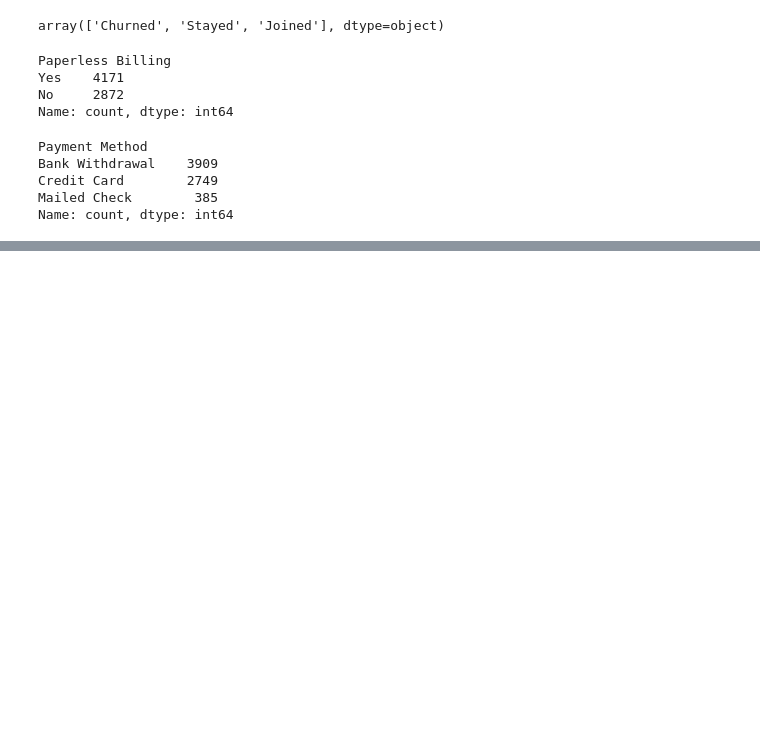
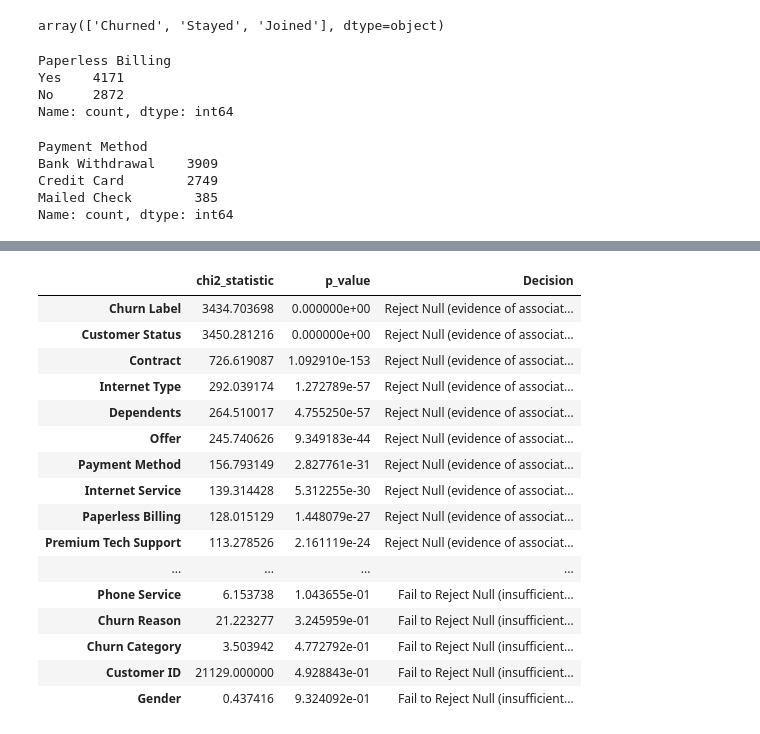
Before and after one commit to SaurabhLokhande2408/customer_churn_engine, a Jupyter notebook: dataset/eda.ipynb, the cells around one changed output, grey strips where cells are left out. Drawn from its saved outputs; the diff is of its cells as text; code cells hidden in the pictures; blank space fills up the shorter version.

```diff
--- a/dataset/eda.ipynb
+++ b/dataset/eda.ipynb
@@ -332,0 +336,47 @@ sns.heatmap(df.corr(numeric_only=True),annot=True)
+# %%
+from scipy.stats import chi2_contingency
+import pandas as pd
+
+alpha = 0.05
+
+target_col = "Churn Score"
+if target_col not in df.columns:
+    raise KeyError(f"{target_col!r} is not in df. Available columns: {df.columns.tolist()}")
+
+charges_bin = pd.qcut(df[target_col], q=4, labels=False, duplicates="drop")
+chi2_results = {}
+
+for col in catergorical_features.columns:
+    contingency = pd.crosstab(df[col], charges_bin)
+    if contingency.shape[0] < 2 or contingency.shape[1] < 2:
+        continue
+
+    chi2_stat, p_val, _, _ = chi2_contingency(contingency)
+    decision = 'Reject Null (evidence of association)' if p_val < alpha else 'Fail to Reject Null (insufficient evidence of association)'
+    chi2_results[col] = {
+        'chi2_statistic': chi2_stat,
+        'p_value': p_val,
+        'Decision': decision
+    }
+
+chi2_df = pd.DataFrame.from_dict(chi2_results, orient='index')
+chi2_df = chi2_df.sort_values(by='p_value')
+chi2_df
+# %% [output]
+|  | chi2_statistic | p_value | Decision |
+| Churn Label | 3434.703698 | 0.000000e+00 | Reject Null (evidence of associat... |
+| Customer Status | 3450.281216 | 0.000000e+00 | Reject Null (evidence of associat... |
+| Contract | 726.619087 | 1.092910e-153 | Reject Null (evidence of associat... |
+| Internet Type | 292.039174 | 1.272789e-57 | Reject Null (evidence of associat... |
+| Dependents | 264.510017 | 4.755250e-57 | Reject Null (evidence of associat... |
+| Offer | 245.740626 | 9.349183e-44 | Reject Null (evidence of associat... |
+| Payment Method | 156.793149 | 2.827761e-31 | Reject Null (evidence of associat... |
+| Internet Service | 139.314428 | 5.312255e-30 | Reject Null (evidence of associat... |
+| Paperless Billing | 128.015129 | 1.448079e-27 | Reject Null (evidence of associat... |
+| Premium Tech Support | 113.278526 | 2.161119e-24 | Reject Null (evidence of associat... |
+| ... | ... | ... | ... |
+| Phone Service | 6.153738 | 1.043655e-01 | Fail to Reject Null (insufficient... |
+| Churn Reason | 21.223277 | 3.245959e-01 | Fail to Reject Null (insufficient... |
+| Churn Category | 3.503942 | 4.772792e-01 | Fail to Reject Null (insufficient... |
+| Customer ID | 21129.000000 | 4.928843e-01 | Fail to Reject Null (insufficient... |
+| Gender | 0.437416 | 9.324092e-01 | Fail to Reject Null (insufficient... |
```
Also changed, not shown: parts of 49 cells of this notebook.
